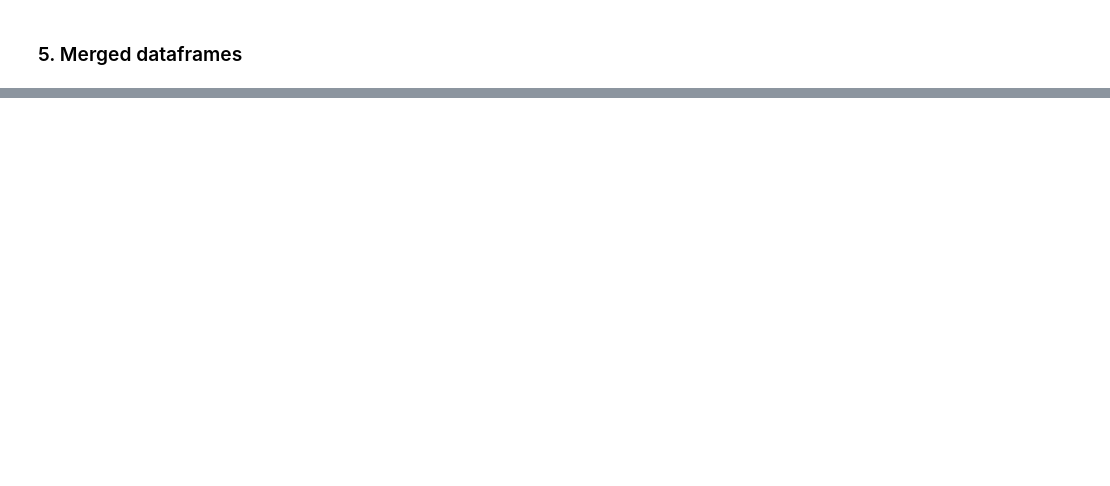
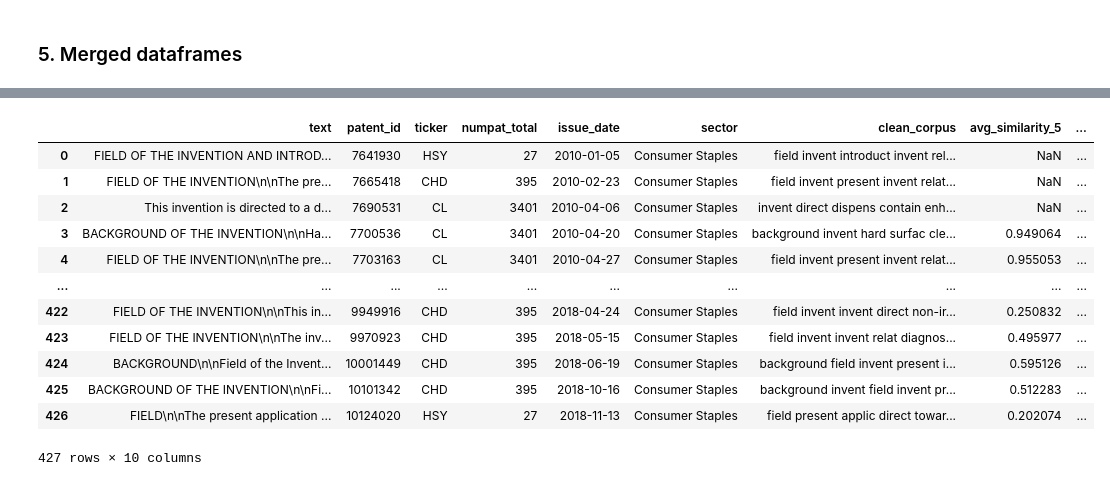
Before and after one commit to CatalinaOdizzio/Forcasting, a Jupyter notebook: 2_LDA_Topic_Modelling.ipynb, the cells around one changed output, grey strips where cells are left out. Cells and saved outputs as stored; diff of their text form; code cells hidden in the pictures; blank space fills up the shorter version.

```diff
--- a/2_LDA_Topic_Modelling.ipynb
+++ b/2_LDA_Topic_Modelling.ipynb
@@ -482 +497,19 @@ hsy_final.head(5)
+# %%
+final_data = pd.concat([chd_final, cl_final, cpb_final, hsy_final])
+final_data = final_data.sort_values(by='issue_date').reset_index(drop=True)
+final_data
+# %% [output]
+|  | text | patent_id | ticker | numpat_total | issue_date | sector | clean_corpus | avg_similarity_5 | ... |
+| 0 | FIELD OF THE INVENTION AND INTROD... | 7641930 | HSY | 27 | 2010-01-05 | Consumer Staples | field invent introduct invent rel... | NaN | ... |
+| 1 | FIELD OF THE INVENTION\n\nThe pre... | 7665418 | CHD | 395 | 2010-02-23 | Consumer Staples | field invent present invent relat... | NaN | ... |
+| 2 | This invention is directed to a d... | 7690531 | CL | 3401 | 2010-04-06 | Consumer Staples | invent direct dispens contain enh... | NaN | ... |
+| 3 | BACKGROUND OF THE INVENTION\n\nHa... | 7700536 | CL | 3401 | 2010-04-20 | Consumer Staples | background invent hard surfac cle... | 0.949064 | ... |
+| 4 | FIELD OF THE INVENTION\n\nThe pre... | 7703163 | CL | 3401 | 2010-04-27 | Consumer Staples | field invent present invent relat... | 0.955053 | ... |
+| ... | ... | ... | ... | ... | ... | ... | ... | ... | ... |
+| 422 | FIELD OF THE INVENTION\n\nThis in... | 9949916 | CHD | 395 | 2018-04-24 | Consumer Staples | field invent invent direct non-ir... | 0.250832 | ... |
+| 423 | FIELD OF THE INVENTION\n\nThe inv... | 9970923 | CHD | 395 | 2018-05-15 | Consumer Staples | field invent invent relat diagnos... | 0.495977 | ... |
+| 424 | BACKGROUND\n\nField of the Invent... | 10001449 | CHD | 395 | 2018-06-19 | Consumer Staples | background field invent present i... | 0.595126 | ... |
+| 425 | BACKGROUND OF THE INVENTION\n\nFi... | 10101342 | CHD | 395 | 2018-10-16 | Consumer Staples | background invent field invent pr... | 0.512283 | ... |
+| 426 | FIELD\n\nThe present application ... | 10124020 | HSY | 27 | 2018-11-13 | Consumer Staples | field present applic direct towar... | 0.202074 | ... |
+427 rows × 10 columns
 # %%
```
Also changed, not shown: parts of 13 cells of this notebook, 5 other files.
